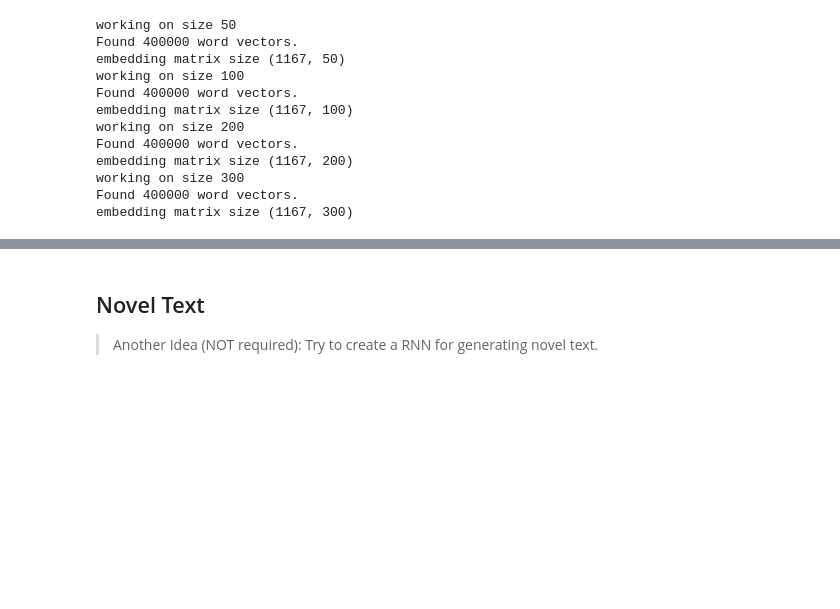
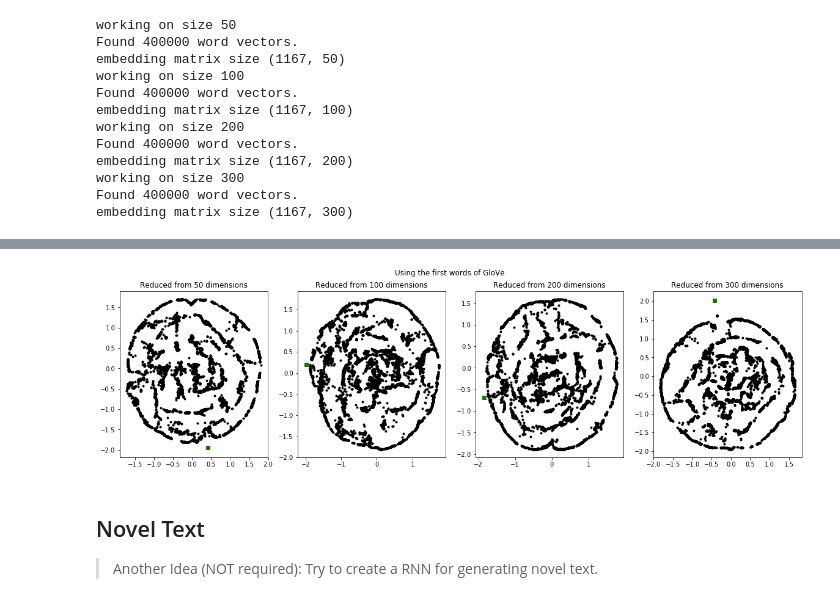
Before and after one commit to jamesothomas/MachineLearningPython, a Jupyter notebook: Lab7/Lab7_Stocks_JT.ipynb, the cells around one changed output, grey strips where cells are left out. Saved outputs shown, nothing was run; the diff lists cells and outputs as text; code cells hidden in the pictures; blank space fills up the shorter version.

```diff
--- a/Lab7/Lab7_Stocks_JT.ipynb
+++ b/Lab7/Lab7_Stocks_JT.ipynb
@@ -1100,0 +1230,13 @@ embed_sizes = [50]
+# %%
+# now use t-SNE to reduct dimensionality for each starting dimension
+from sklearn.manifold import TSNE
+
+reduced_size_glove_embed_dict = {}
+original_sizes = [50, 100, 200, 300]
+for orig_size in original_sizes:
+    print('now working on size {}'.format(orig_size))
+    original_matrix = full_size_glove_embed_dict[orig_size]
+    print('original matrix size {}'.format(original_matrix.shape))
+    reduced_matrix = TSNE(n_components=2).fit_transform(original_matrix)
+    print('reduced matrix size {}'.format(reduced_matrix.shape))
+    reduced_size_glove_embed_dict[orig_size] = reduced_matrix
@@ -1101,3 +1256,31 @@ embed_sizes = [50]
+# %%
+# now plot all of the words
+original_sizes = [50, 100, 200, 300]
+
+fig, axes = plt.subplots(nrows=1, ncols=4, figsize=(20,5))
+fig.suptitle('Using the first words of GloVe')
+for i in range(len(original_sizes)):
+    original_size = original_sizes[i]
+    embed_mat = reduced_size_glove_embed_dict[original_size]
+    ax = axes[i]
+    ax.set_title('Reduced from {} dimensions'.format(original_size))
+    ax.scatter(embed_mat[:,0], embed_mat[:,1], marker='.', color='black')
+#    ax.set_ylim(-60, 60)
+#    ax.set_xlim(-60, 60)
+    # now the special words
+    for word_pair in word_pairs:
+        i_1 = glove_word_index[word_pair[0]]
+        i_2 = glove_word_index[word_pair[1]]
+        v1 = embed_mat[i_1,:]
+        v2 = embed_mat[i_2,:]
+        ax.scatter(v1[0], v1[1], marker='x', color='red')
+        ax.scatter(v2[0], v2[1], marker='x', color='red')
+    for word in ['state', 'states']:
+        i_w = glove_word_index[word]
+        v = embed_mat[i_w]
+        ax.scatter(v[0], v[1], marker='o', color='green')
+# %% [output]
+[figure, added]
 # %% [markdown]
 <a id="novel_text"></a>
 
```
Also changed, not shown: parts of 8 cells of this notebook.
